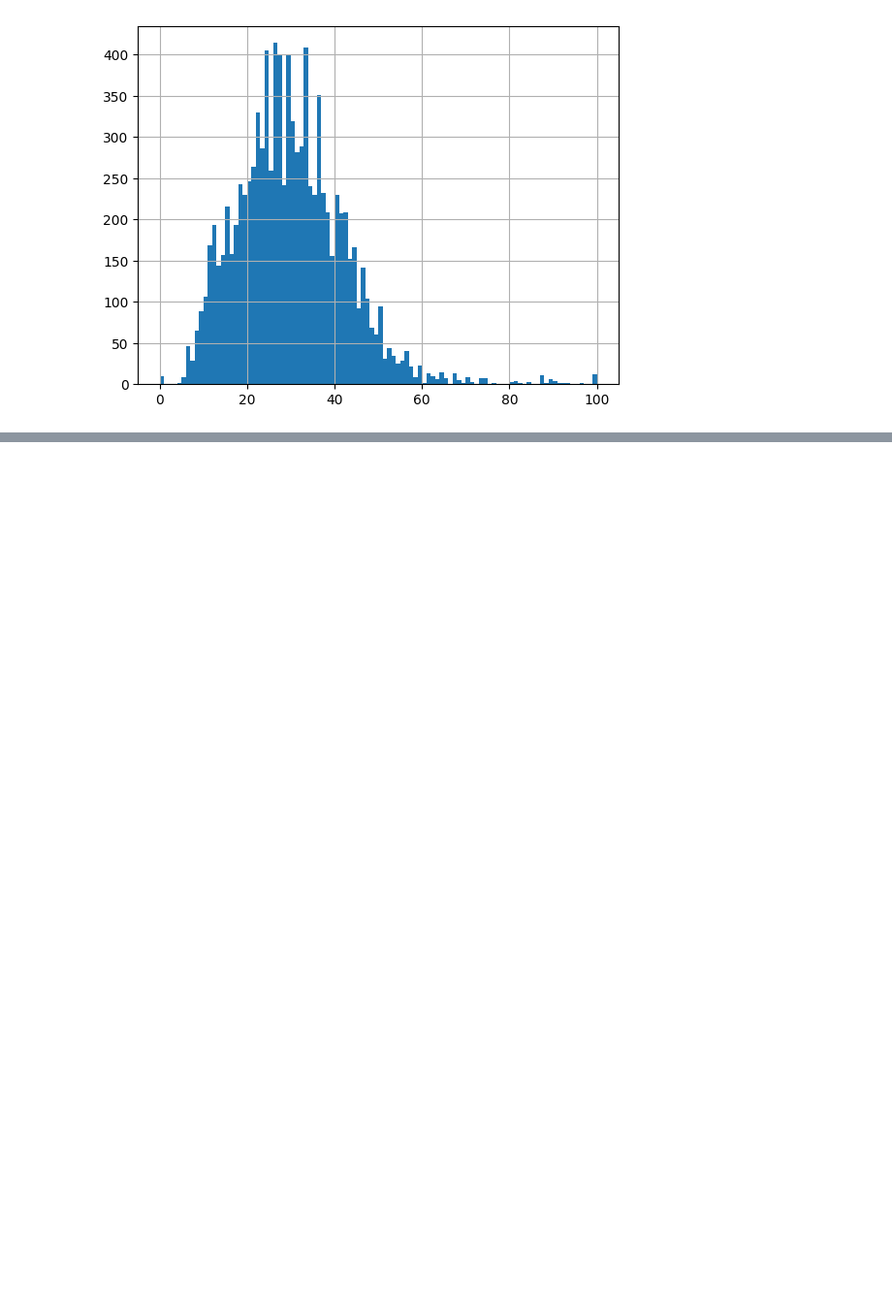
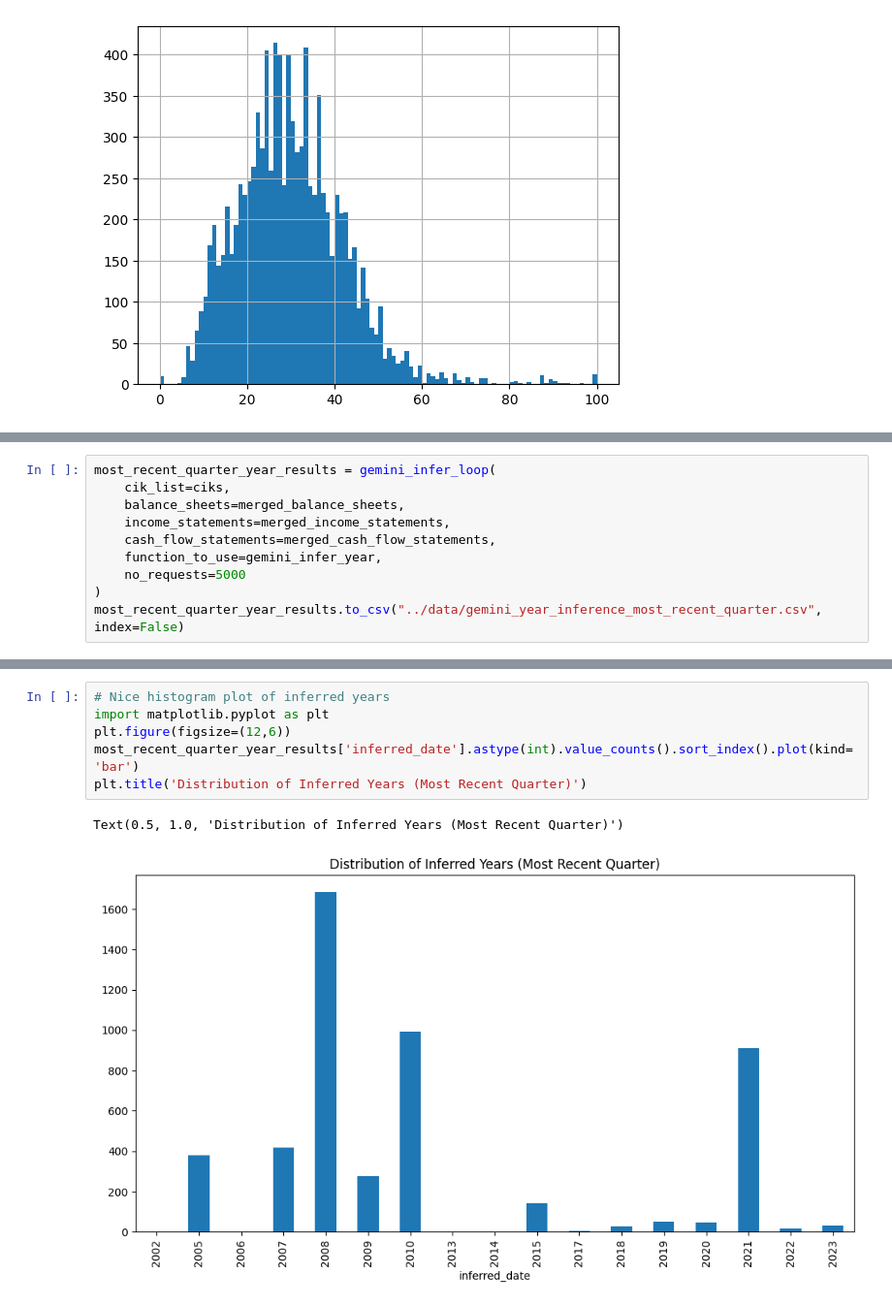
Before and after one commit to benherz/Masterarbeit, a Jupyter notebook: code/gemini_inferring.ipynb, the cells around one changed output, grey strips where cells are left out. Shown at 97% size. Cells and saved outputs as stored; diff of their text form; blank space fills up the shorter version.

```diff
--- a/code/gemini_inferring.ipynb
+++ b/code/gemini_inferring.ipynb
@@ -658,0 +1012,10 @@ previous_quarters_results_full['name_match_score'].hist(bins=100)
+# %%
+most_recent_quarter_year_results = gemini_infer_loop(
+    cik_list=ciks,
+    balance_sheets=merged_balance_sheets,
+    income_statements=merged_income_statements,
+    cash_flow_statements=merged_cash_flow_statements,
+    function_to_use=gemini_infer_year,
+    no_requests=5000
+)
+most_recent_quarter_year_results.to_csv("../data/gemini_year_inference_most_recent_quarter.csv", index=False)
@@ -658,0 +1064,9 @@ previous_quarters_results_full['name_match_score'].hist(bins=100)
+# %%
+# Nice histogram plot of inferred years
+import matplotlib.pyplot as plt
+plt.figure(figsize=(12,6))
+most_recent_quarter_year_results['inferred_date'].astype(int).value_counts().sort_index().plot(kind='bar')
+plt.title('Distribution of Inferred Years (Most Recent Quarter)')
+# %% [output]
+Text(0.5, 1.0, 'Distribution of Inferred Years (Most Recent Quarter)')
+[figure, added]
```
Also changed, not shown: parts of 9 cells of this notebook, 9 other files.
